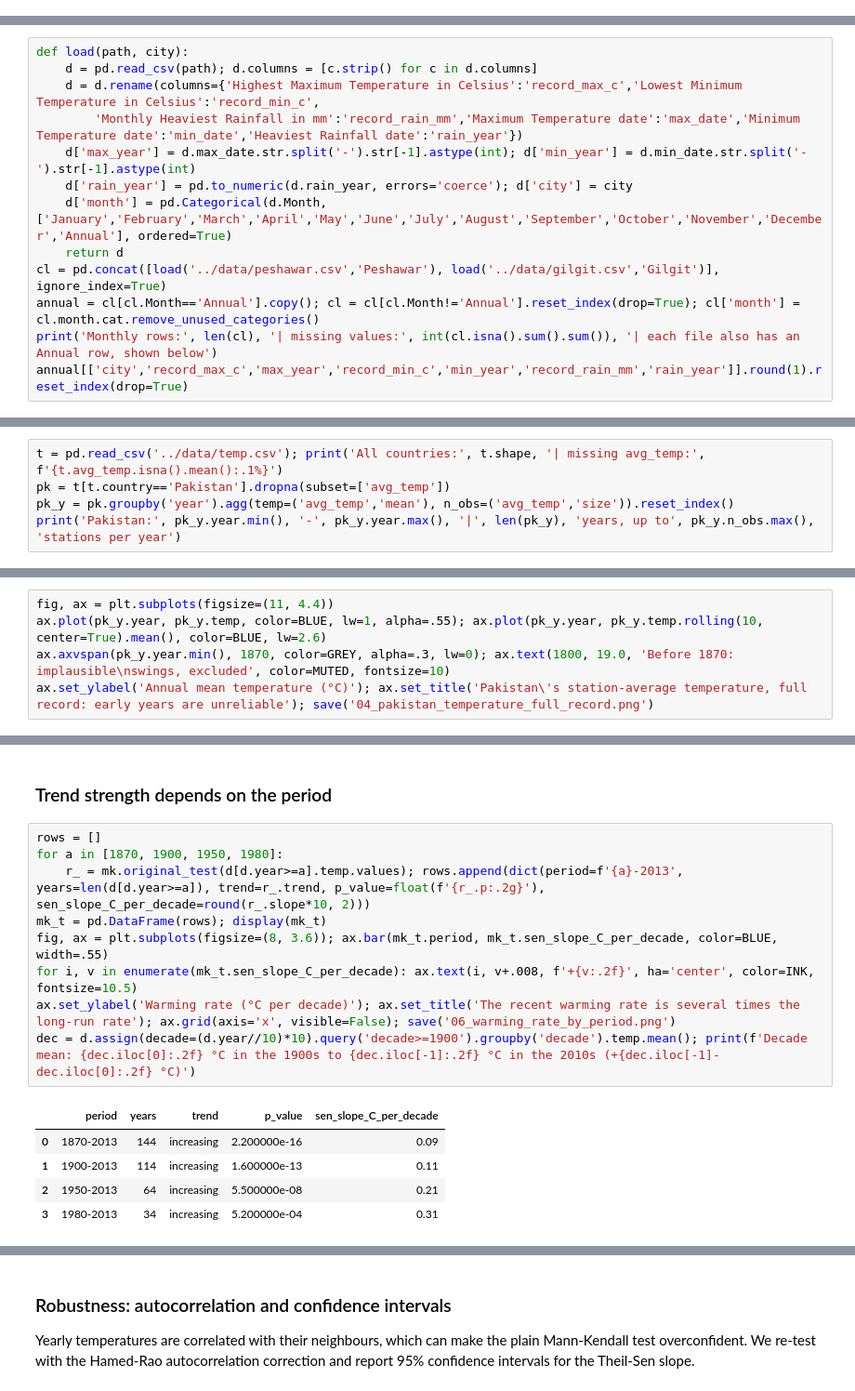
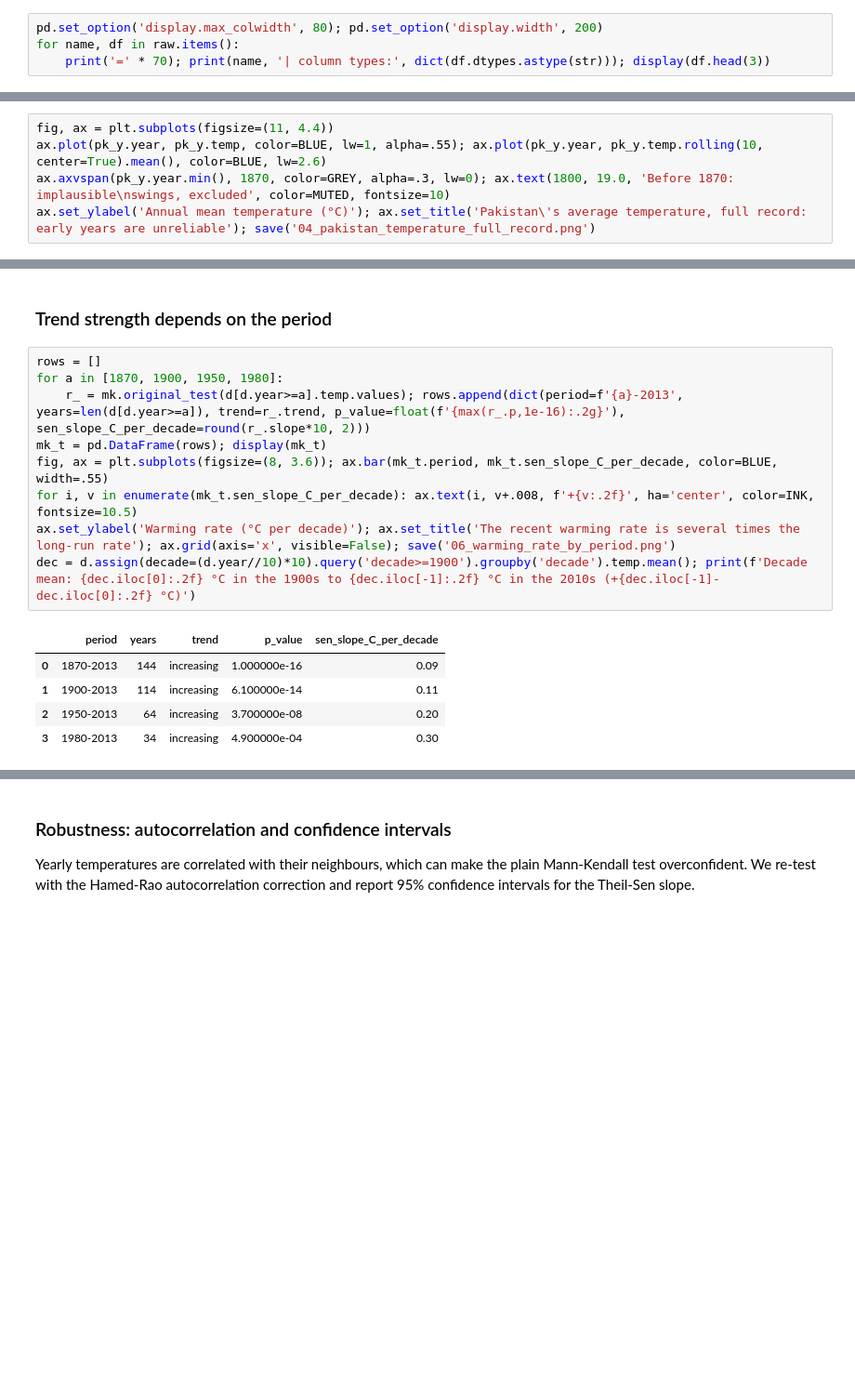
Before and after one commit to Sumbal-Fatima/Pakistan-Climate-Agriculture-EDA, a Jupyter notebook: notebooks/01_eda_climate_agriculture_pakistan.ipynb, the cells around one changed output, grey strips where cells are left out. Shown at 93% size. Cells and saved outputs as stored; diff of their text form; blank space fills up the shorter version.

```diff
--- a/notebooks/01_eda_climate_agriculture_pakistan.ipynb
+++ b/notebooks/01_eda_climate_agriculture_pakistan.ipynb
@@ -35,0 +52,4 @@ def save(name): plt.savefig(FIG+name, dpi=160); plt.show()
+# %%
+pd.set_option('display.max_colwidth', 80); pd.set_option('display.width', 200)
+for name, df in raw.items():
+    print('=' * 70); print(name, '| column types:', dict(df.dtypes.astype(str))); display(df.head(3))
@@ -38,14 +184 @@ def save(name): plt.savefig(FIG+name, dpi=160); plt.show()
 Each file holds one row per month with the **record** highest maximum, lowest minimum and heaviest rainfall, plus when each was set. They are record tables, not yearly series, so this section is descriptive.
-# %%
-def load(path, city):
-    d = pd.read_csv(path); d.columns = [c.strip() for c in d.columns]
-    d = d.rename(columns={'Highest Maximum Temperature in Celsius':'record_max_c','Lowest Minimum Temperature in Celsius':'record_min_c',
-        'Monthly Heaviest Rainfall in mm':'record_rain_mm','Maximum Temperature date':'max_date','Minimum Temperature date':'min_date','Heaviest Rainfall date':'rain_year'})
-    d['max_year'] = d.max_date.str.split('-').str[-1].astype(int); d['min_year'] = d.min_date.str.split('-').str[-1].astype(int)
-    d['rain_year'] = pd.to_numeric(d.rain_year, errors='coerce'); d['city'] = city
-    d['month'] = pd.Categorical(d.Month, ['January','February','March','April','May','June','July','August','September','October','November','December','Annual'], ordered=True)
-    return d
-cl = pd.concat([load('../data/peshawar.csv','Peshawar'), load('../data/gilgit.csv','Gilgit')], ignore_index=True)
-annual = cl[cl.Month=='Annual'].copy(); cl = cl[cl.Month!='Annual'].reset_index(drop=True); cl['month'] = cl.month.cat.remove_unused_categories()
-print('Monthly rows:', len(cl), '| missing values:', int(cl.isna().sum().sum()), '| each file also has an Annual row, shown below')
-annual[['city','record_max_c','max_year','record_min_c','min_year','record_rain_mm','rain_year']].round(1).reset_index(drop=True)
@@ -109,5 +244,0 @@ Record highs set in 2000 or later: {'Gilgit': '6 of 12', 'Peshawar': '3 of 12'}
-# %%
-t = pd.read_csv('../data/temp.csv'); print('All countries:', t.shape, '| missing avg_temp:', f'{t.avg_temp.isna().mean():.1%}')
-pk = t[t.country=='Pakistan'].dropna(subset=['avg_temp'])
-pk_y = pk.groupby('year').agg(temp=('avg_temp','mean'), n_obs=('avg_temp','size')).reset_index()
-print('Pakistan:', pk_y.year.min(), '-', pk_y.year.max(), '|', len(pk_y), 'years, up to', pk_y.n_obs.max(), 'stations per year')
@@ -118,7 +250,7 @@ Pakistan: 1796 - 2013 | 212 years, up to 9 stations per year
 fig, ax = plt.subplots(figsize=(11, 4.4))
 ax.plot(pk_y.year, pk_y.temp, color=BLUE, lw=1, alpha=.55); ax.plot(pk_y.year, pk_y.temp.rolling(10, center=True).mean(), color=BLUE, lw=2.6)
 ax.axvspan(pk_y.year.min(), 1870, color=GREY, alpha=.3, lw=0); ax.text(1800, 19.0, 'Before 1870: implausible\nswings, excluded', color=MUTED, fontsize=10)
-ax.set_ylabel('Annual mean temperature (°C)'); ax.set_title('Pakistan\'s station-average temperature, full record: early years are unreliable'); save('04_pakistan_temperature_full_record.png')
+ax.set_ylabel('Annual mean temperature (°C)'); ax.set_title('Pakistan\'s average temperature, full record: early years are unreliable'); save('04_pakistan_temperature_full_record.png')
 # %% [markdown]
 ![04_pakistan_temperature_full_record.png](../figures/04_pakistan_temperature_full_record.png)
 # %% [markdown]
@@ -158,15 +290,15 @@ plt.savefig(FIG+'00_hero.png', dpi=170); plt.savefig(FIG+'05_warming_stripes_tre
 # %%
 rows = []
 for a in [1870, 1900, 1950, 1980]:
-    r_ = mk.original_test(d[d.year>=a].temp.values); rows.append(dict(period=f'{a}-2013', years=len(d[d.year>=a]), trend=r_.trend, p_value=float(f'{r_.p:.2g}'), sen_slope_C_per_decade=round(r_.slope*10, 2)))
+    r_ = mk.original_test(d[d.year>=a].temp.values); rows.append(dict(period=f'{a}-2013', years=len(d[d.year>=a]), trend=r_.trend, p_value=float(f'{max(r_.p,1e-16):.2g}'), sen_slope_C_per_decade=round(r_.slope*10, 2)))
 mk_t = pd.DataFrame(rows); display(mk_t)
 fig, ax = plt.subplots(figsize=(8, 3.6)); ax.bar(mk_t.period, mk_t.sen_slope_C_per_decade, color=BLUE, width=.55)
 for i, v in enumerate(mk_t.sen_slope_C_per_decade): ax.text(i, v+.008, f'+{v:.2f}', ha='center', color=INK, fontsize=10.5)
 ax.set_ylabel('Warming rate (°C per decade)'); ax.set_title('The recent warming rate is several times the long-run rate'); ax.grid(axis='x', visible=False); save('06_warming_rate_by_period.png')
 dec = d.assign(decade=(d.year//10)*10).query('decade>=1900').groupby('decade').temp.mean(); print(f'Decade mean: {dec.iloc[0]:.2f} °C in the 1900s to {dec.iloc[-1]:.2f} °C in the 2010s (+{dec.iloc[-1]-dec.iloc[0]:.2f} °C)')
 # %% [output]
 |  | period | years | trend | p_value | sen_slope_C_per_decade |
-| 0 | 1870-2013 | 144 | increasing | 2.200000e-16 | 0.09 |
-| 1 | 1900-2013 | 114 | increasing | 1.600000e-13 | 0.11 |
-| 2 | 1950-2013 | 64 | increasing | 5.500000e-08 | 0.21 |
-| 3 | 1980-2013 | 34 | increasing | 5.200000e-04 | 0.31 |
+| 0 | 1870-2013 | 144 | increasing | 1.000000e-16 | 0.09 |
+| 1 | 1900-2013 | 114 | increasing | 6.100000e-14 | 0.11 |
+| 2 | 1950-2013 | 64 | increasing | 3.700000e-08 | 0.20 |
+| 3 | 1980-2013 | 34 | increasing | 4.900000e-04 | 0.30 |
```
Also changed, not shown: parts of 28 cells of this notebook.
